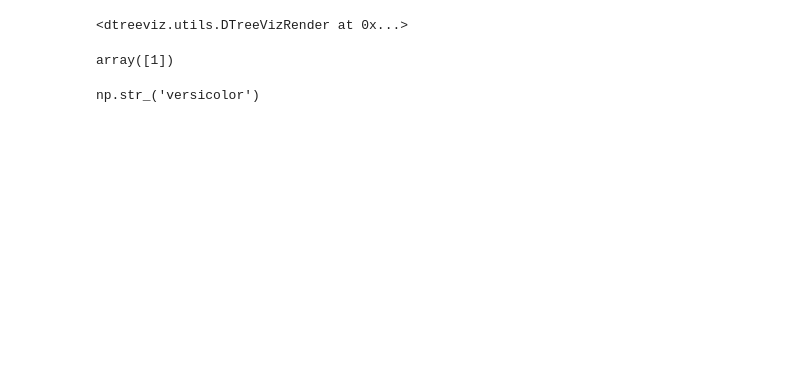
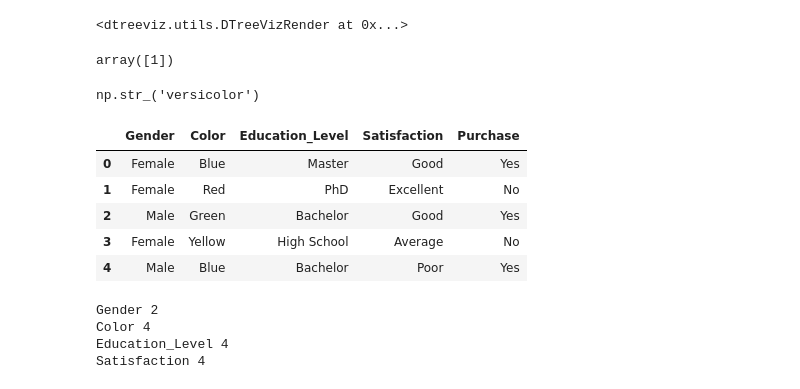
Before and after one commit to unixx0/100-days-ml, a Jupyter notebook: random_forest.ipynb, the cells around one changed output. Drawn from its saved outputs; the diff is of its cells as text; code cells hidden in the pictures; blank space fills up the shorter version.

```diff
--- a/random_forest.ipynb
+++ b/random_forest.ipynb
@@ -191,3 +191,22 @@ array([1])
 iris.target_names[1]  #the prediction on figure and here is correct
 # %% [output]
 np.str_('versicolor')
+# %%
+df= pd.read_csv("./datasets/students.csv")
+df= df.iloc[:, 2:]
+df.head()
+# %% [output]
+|  | Gender | Color | Education_Level | Satisfaction | Purchase |
+| 0 | Female | Blue | Master | Good | Yes |
+| 1 | Female | Red | PhD | Excellent | No |
+| 2 | Male | Green | Bachelor | Good | Yes |
+| 3 | Female | Yellow | High School | Average | No |
+| 4 | Male | Blue | Bachelor | Poor | Yes |
+# %%
+for x in df.columns[:-1]:
+    print(x, df[x].nunique())
+# %% [output]
+Gender 2
+Color 4
+Education_Level 4
+Satisfaction 4
```
Also changed, not shown: parts of 20 cells of this notebook.
